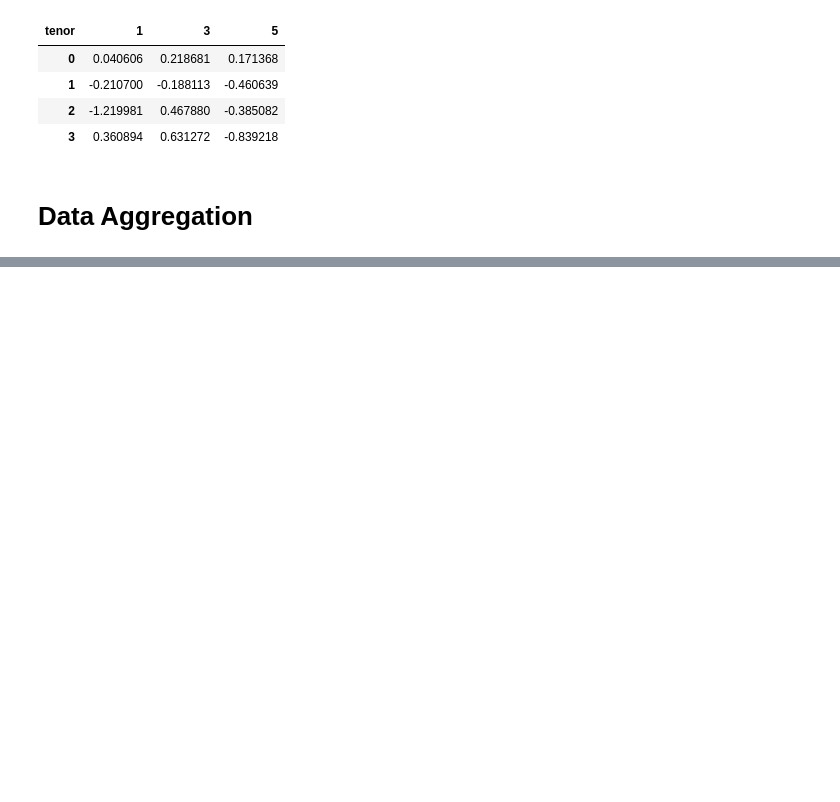
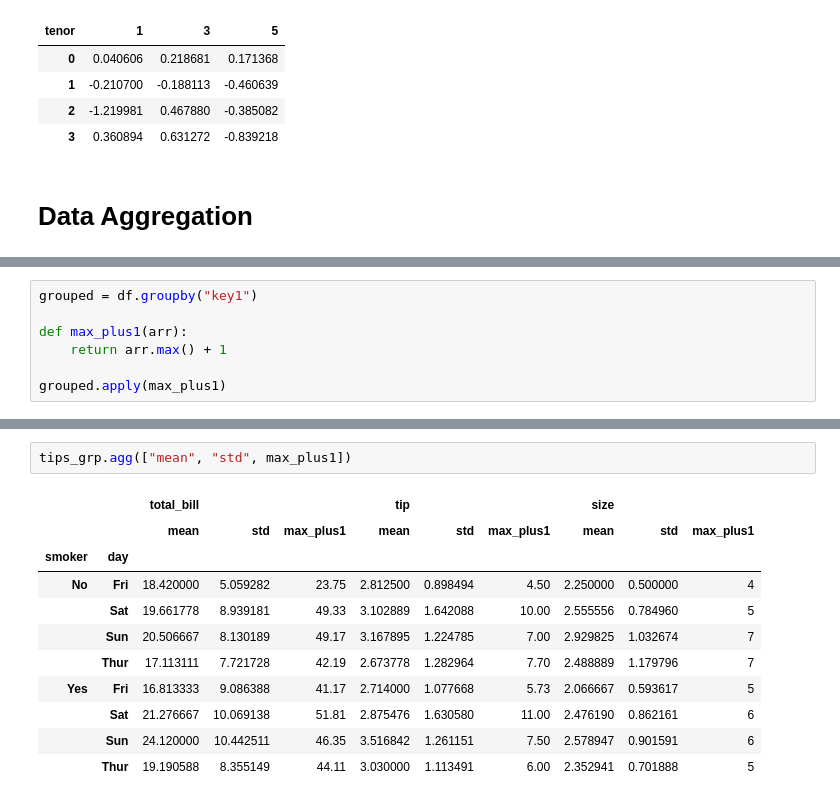
Before and after one commit to shelleygoel/pydata-book, a Jupyter notebook: group_ops.ipynb, the cells around one changed output, grey strips where cells are left out. Saved outputs shown, nothing was run; the diff lists cells and outputs as text; blank space fills up the shorter version.

```diff
--- a/group_ops.ipynb
+++ b/group_ops.ipynb
@@ -309,0 +321,7 @@ hier_df.groupby(level=1, axis="columns").mean()
+# %%
+grouped = df.groupby("key1")
+
+def max_plus1(arr):
+    return arr.max() + 1
+
+grouped.apply(max_plus1)
@@ -309,0 +391,14 @@ hier_df.groupby(level=1, axis="columns").mean()
+# %%
+tips_grp.agg(["mean", "std", max_plus1])
+# %% [output]
+|  |  | total_bill |  |  | tip |  |  | size |  |  |
+|  |  | mean | std | max_plus1 | mean | std | max_plus1 | mean | std | max_plus1 |
+| smoker | day |  |  |  |  |  |  |  |  |  |
+| No | Fri | 18.420000 | 5.059282 | 23.75 | 2.812500 | 0.898494 | 4.50 | 2.250000 | 0.500000 | 4 |
+|  | Sat | 19.661778 | 8.939181 | 49.33 | 3.102889 | 1.642088 | 10.00 | 2.555556 | 0.784960 | 5 |
+|  | Sun | 20.506667 | 8.130189 | 49.17 | 3.167895 | 1.224785 | 7.00 | 2.929825 | 1.032674 | 7 |
+|  | Thur | 17.113111 | 7.721728 | 42.19 | 2.673778 | 1.282964 | 7.70 | 2.488889 | 1.179796 | 7 |
+| Yes | Fri | 16.813333 | 9.086388 | 41.17 | 2.714000 | 1.077668 | 5.73 | 2.066667 | 0.593617 | 5 |
+|  | Sat | 21.276667 | 10.069138 | 51.81 | 2.875476 | 1.630580 | 11.00 | 2.476190 | 0.862161 | 6 |
+|  | Sun | 24.120000 | 10.442511 | 46.35 | 3.516842 | 1.261151 | 7.50 | 2.578947 | 0.901591 | 6 |
+|  | Thur | 19.190588 | 8.355149 | 44.11 | 3.030000 | 1.113491 | 6.00 | 2.352941 | 0.701888 | 5 |
```
Also changed, not shown: parts of 12 cells of this notebook.
